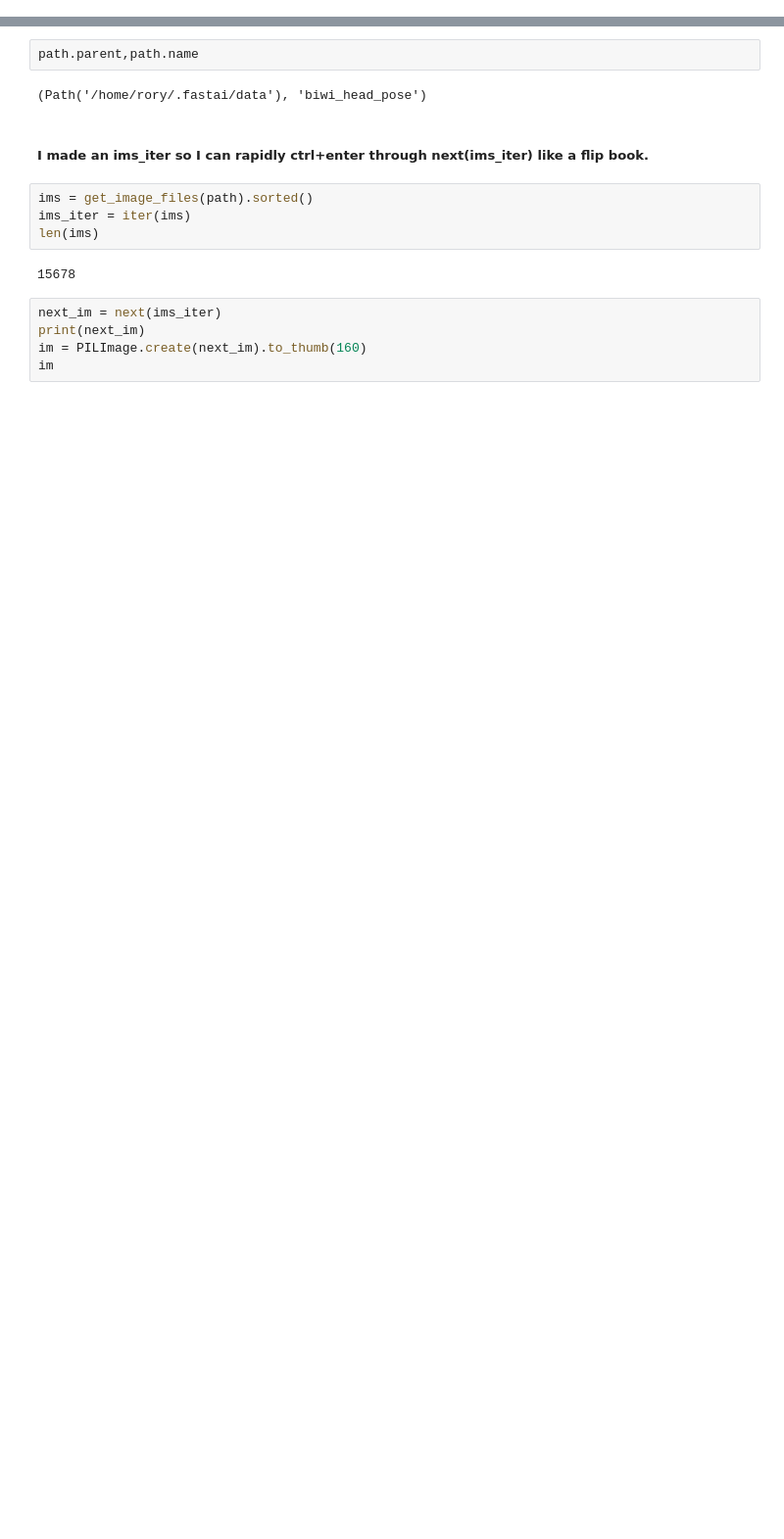
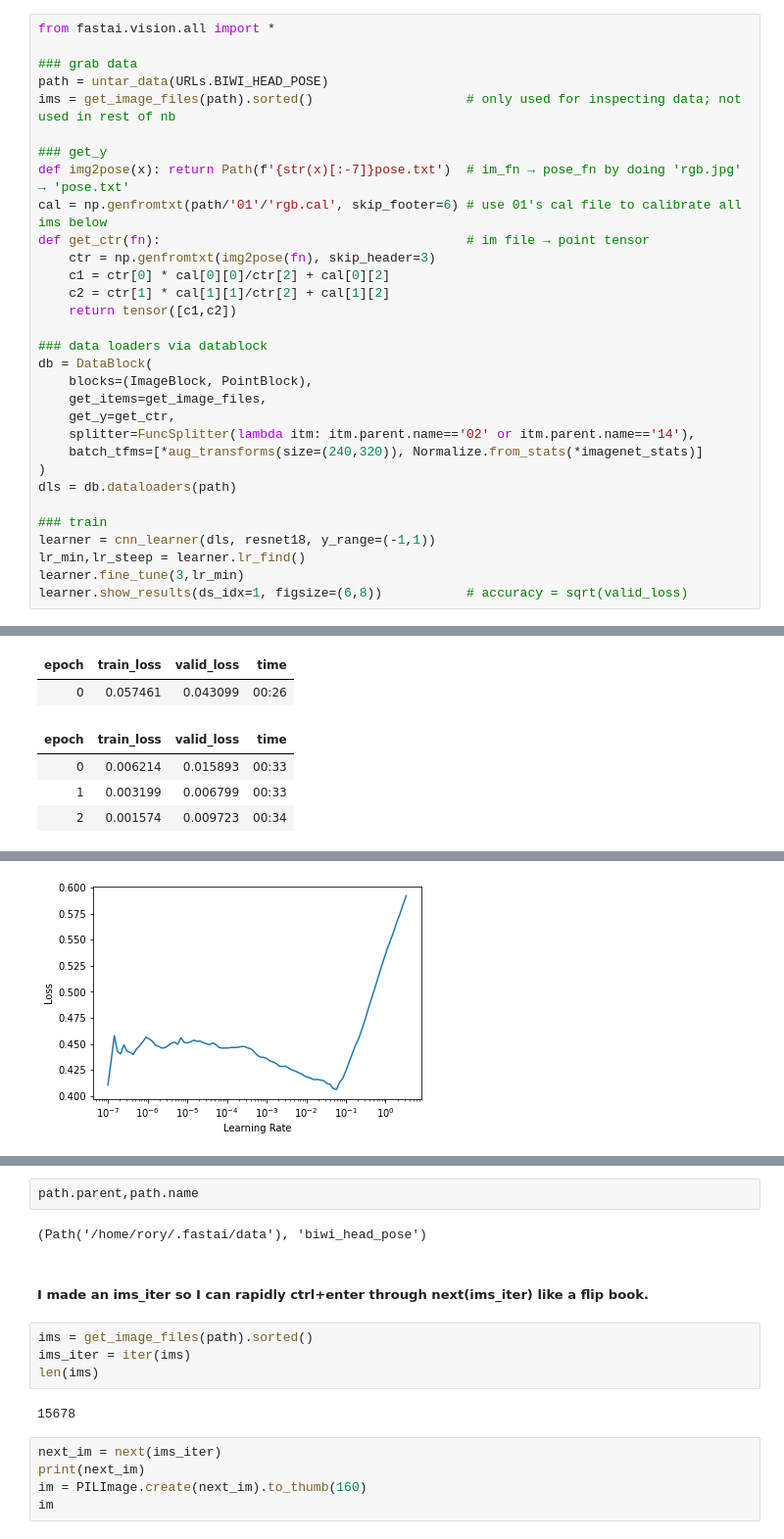
Before and after one commit to mccallion/rory, a Jupyter notebook: _20200915_keypoints.ipynb, the cells around one changed output, grey strips where cells are left out. Shown at 98% size. Cells and saved outputs as stored; diff of their text form; blank space fills up the shorter version.

```diff
--- a/_20200915_keypoints.ipynb
+++ b/_20200915_keypoints.ipynb
@@ -13,0 +6,32 @@ path.ls()
+# %%
+from fastai.vision.all import *
+
+### grab data
+path = untar_data(URLs.BIWI_HEAD_POSE)
+ims = get_image_files(path).sorted()                    # only used for inspecting data; not used in rest of nb
+
+### get_y
+def img2pose(x): return Path(f'{str(x)[:-7]}pose.txt')  # im_fn → pose_fn by doing 'rgb.jpg' → 'pose.txt'
+cal = np.genfromtxt(path/'01'/'rgb.cal', skip_footer=6) # use 01's cal file to calibrate all ims below
+def get_ctr(fn):                                        # im file → point tensor
+    ctr = np.genfromtxt(img2pose(fn), skip_header=3)
+    c1 = ctr[0] * cal[0][0]/ctr[2] + cal[0][2]
+    c2 = ctr[1] * cal[1][1]/ctr[2] + cal[1][2]
+    return tensor([c1,c2])
+
+### data loaders via datablock
+db = DataBlock(
+    blocks=(ImageBlock, PointBlock),
+    get_items=get_image_files,
+    get_y=get_ctr,
+    splitter=FuncSplitter(lambda itm: itm.parent.name=='02' or itm.parent.name=='14'),
+    batch_tfms=[*aug_transforms(size=(240,320)), Normalize.from_stats(*imagenet_stats)]
+)
+dls = db.dataloaders(path)
+
+### train
+learner = cnn_learner(dls, resnet18, y_range=(-1,1))
+lr_min,lr_steep = learner.lr_find()
+learner.fine_tune(3,lr_min)
+learner.show_results(ds_idx=1, figsize=(6,8))           # accuracy = sqrt(valid_loss)
+# %% [output]
@@ -13,0 +39,6 @@ path.ls()
+| epoch | train_loss | valid_loss | time |
+| 0 | 0.057461 | 0.043099 | 00:26 |
+| epoch | train_loss | valid_loss | time |
+| 0 | 0.006214 | 0.015893 | 00:33 |
+| 1 | 0.003199 | 0.006799 | 00:33 |
+| 2 | 0.001574 | 0.009723 | 00:34 |
@@ -13,0 +46 @@ path.ls()
+[figure, added]
```
Also changed, not shown: parts of 20 cells of this notebook, 4 other files.
